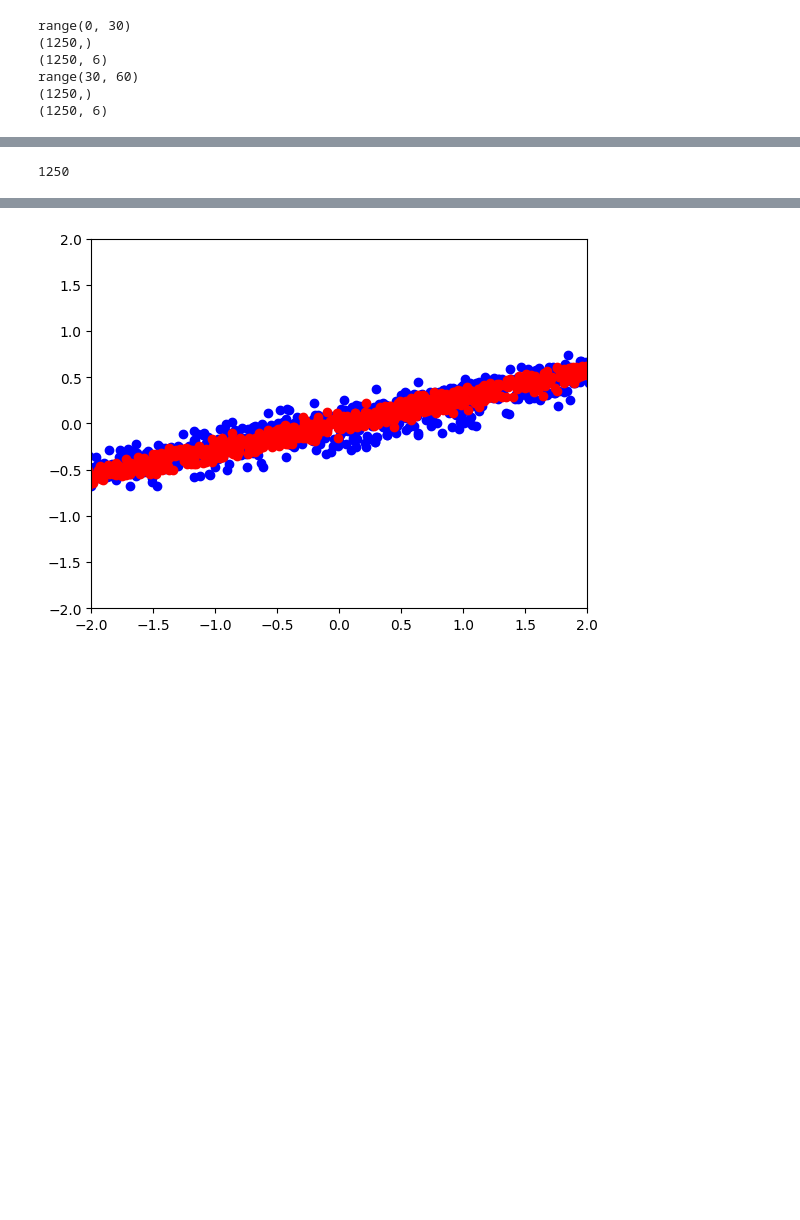
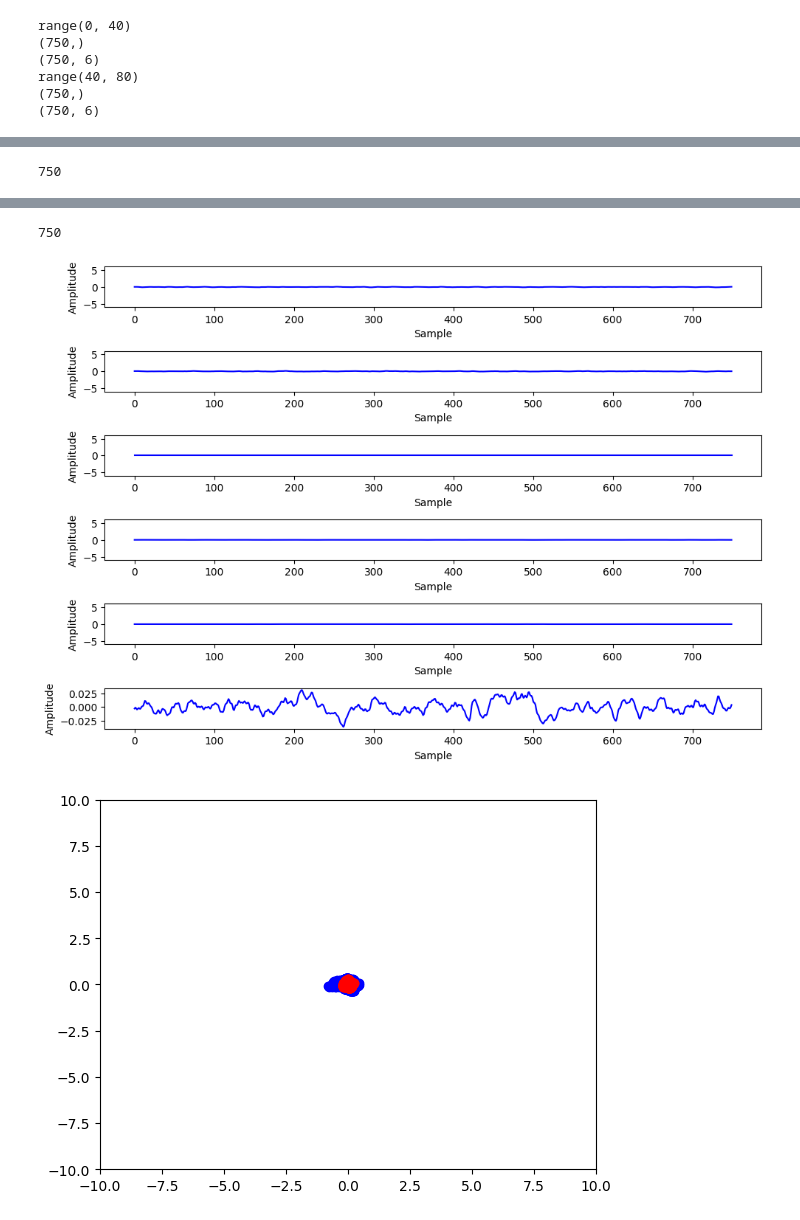
Before and after one commit to zacariabalkhy/MI_Project, a Jupyter notebook: Stream/Untitled.ipynb, the cells around one changed output, grey strips where cells are left out. Cells and saved outputs as stored; diff of their text form; code cells hidden in the pictures; blank space fills up the shorter version.

```diff
--- a/Stream/Untitled.ipynb
+++ b/Stream/Untitled.ipynb
@@ -113,8 +134,9 @@ def filterData(arr):
         channelBySampleArray[i] = filterChannel(channelBySampleArray[i])
     return channelBySampleArray.T
 # %%
+#npData = removeEyeBlinkArtifacts(npData, 0)
+npData = commonAverageReferece(npData)
 npData = filterData(npData)
-npData = removeEyeBlinkArtifacts(npData, 0)
 # %%
 def reconstructDf(npArr, timeStamp, channelColumnNames):
     newDf = pd.DataFrame(npArr, columns=channelColumnNames)
@@ -231,8 +273,8 @@ def plotTimeseries(arr):
     plt.show()
 
 def plotTrialChannels(rightChannel1, rightChannel2, leftChannel1, leftChannel2):
-    plt.ylim((-2,2))
-    plt.xlim((-2,2))
+    plt.ylim((-10,10))
+    plt.xlim((-10,10))
     plt.plot(rightChannel1, rightChannel2, 'bo')
     plt.plot(leftChannel1, leftChannel2, 'ro')
     plt.show()
@@ -283,7 +326,7 @@ Returns:
     - list of eigen values and vectors, sorted by eigenvalue
 """
 def calculateGeneralizedEigenVectors(A, B):
-    eigvals, eigvecs = eig(A, A + B)
+    eigvals, eigvecs = eig(B, A + B)
     return eigvals, eigvecs
 
 """
@@ -296,6 +339,8 @@ Returns:
     - filter !
 """
 def createFilter(eigvecs, halfNumFilters):
+    eigvecs = eigvecs.T
+    print(eigvecs)
     filterCollector = []
     for i in range(len(eigvecs)):
         if (i < halfNumFilters or i >= len(eigvecs) - halfNumFilters):
@@ -330,13 +375,18 @@ def maximizeRayleigh(A, B):
 # %%
 #Transform data
 
-rightCovar = calculateCovarianceEstimate(scaledTrialData[:30])
-leftCovar = calculateCovarianceEstimate(scaledTrialData[30:])
+rightCovar = calculateCovarianceEstimate(scaledTrialData[:40])
+leftCovar = calculateCovarianceEstimate(scaledTrialData[40:])
 ### calculate generalized eigenvalues of covariance matrices
 eigvals, eigvecs = calculateGeneralizedEigenVectors(rightCovar, leftCovar)
-print(eigvals)
+print(eigvecs)
+idx = eigvals.argsort()[::-1]
+eigvals = eigvals[idx]
+eigvecs = eigvecs[:,idx]
+print(eigvecs)
+
+#print(eigvals)
 spatialFilter = createFilter(eigvecs, 3)
-
 spatialFilteredTrials = []
 for trial in scaledTrialData:
     spatialFilteredTrials.append(applySpatialFilter(spatialFilter, trial))
@@ -404,15 +463,26 @@ leftFreqs, leftFreqAmplitudes = calculateAvgPowerforTrialType(spatialFilteredTri
 
 plotFreqPowerForAllChannels(rightFreqs, rightFreqAmplitudes, leftFreqs, leftFreqAmplitudes)
 
-plotTimeseries(spatialFilteredTrials[40])
+plotTimeseries(spatialFilteredTrials[10])
+plotTimeseries(spatialFilteredTrials[60])
 channel1 = 0
-channel2 = 5
-plotTrialChannels(spatialFilteredTrials[0,:,channel1], spatialFilteredTrials[0,:,channel2],
-                  spatialFilteredTrials[40,:,channel1], spatialFilteredTrials[40,:,channel2])
+channel2 = 1
+
+rightTrialsChannel1 = spatialFilteredTrials[0:40,:,channel1]
+rightTrialsChannel1 = rightTrialsChannel1.flatten()
+leftTrialsChannel1 = spatialFilteredTrials[40:,:,channel1]
+leftTrialsChannel1 = leftTrialsChannel1.flatten()
+
+rightTrialsChannel2 = spatialFilteredTrials[0:40,:,channel2]
+rightTrialsChannel2 = rightTrialsChannel2.flatten()
+leftTrialsChannel2 = spatialFilteredTrials[40:,:,channel2]
+leftTrialsChannel2 = leftTrialsChannel2.flatten()
+plotTrialChannels(rightTrialsChannel1, rightTrialsChannel2,
+                  leftTrialsChannel1, leftTrialsChannel2)
 # %% [output]
-range(0, 30)
-(1250,)
-(1250, 6)
-range(30, 60)
-(1250,)
-(1250, 6)
+range(0, 40)
+(750,)
+(750, 6)
+range(40, 80)
+(750,)
+(750, 6)
@@ -420 +490 @@ range(30, 60)
-1250
+750
@@ -422 +492,3 @@ range(30, 60)
+750
-[figure, old version]
+[figure, new version]
+[figure, added]
```
Also changed, not shown: parts of 11 cells of this notebook, 5 other files.
